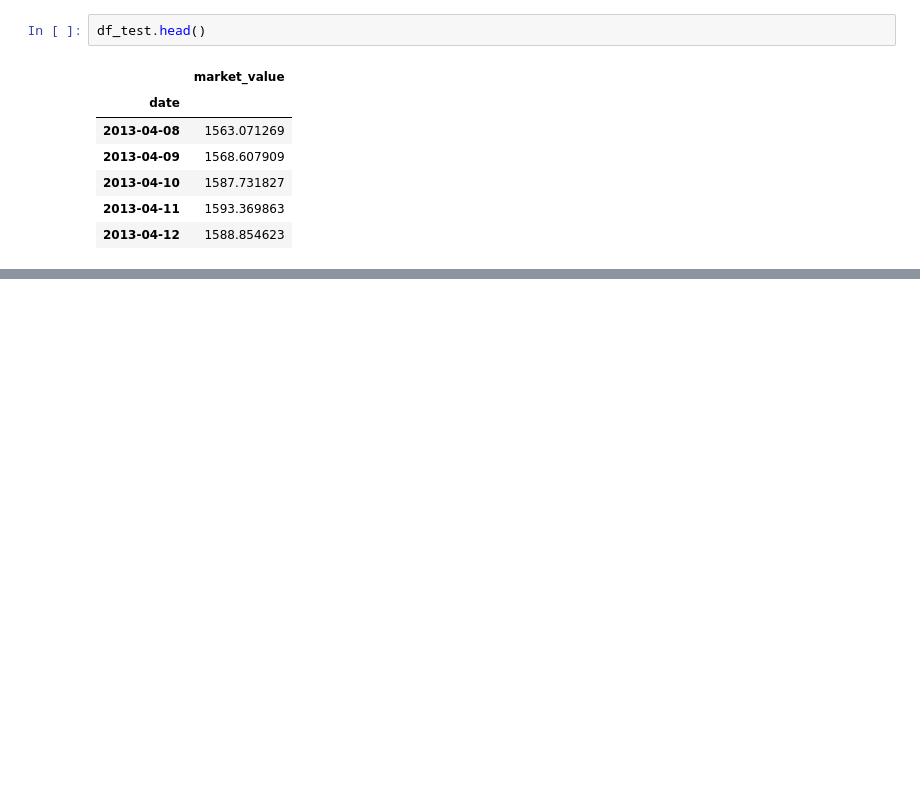
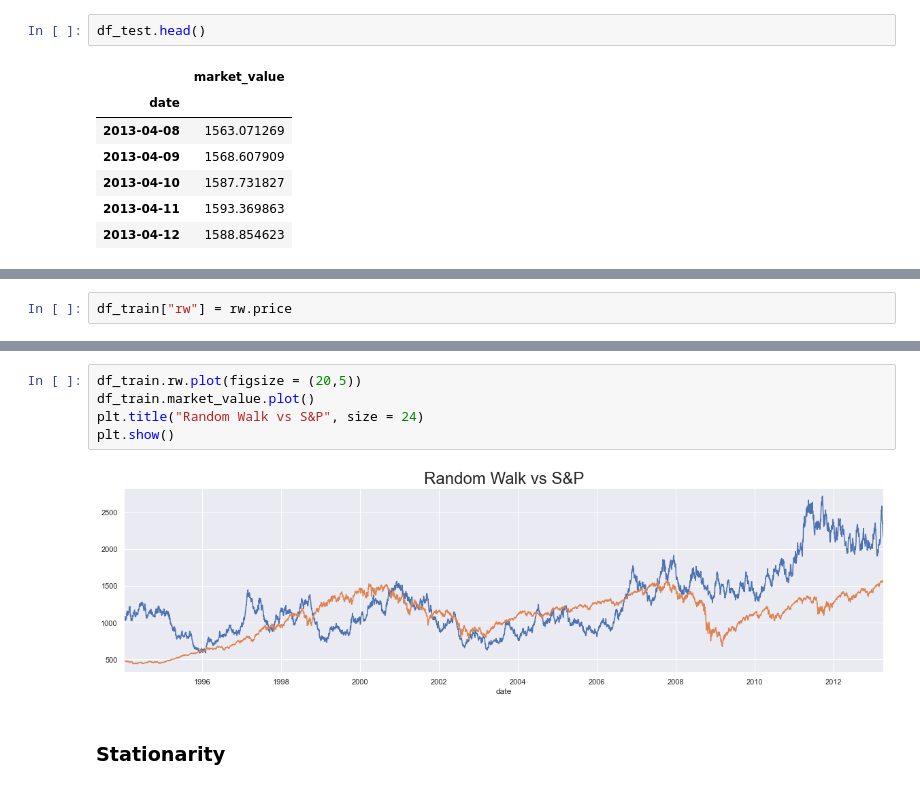
Before and after one commit to TonyHomsi/Time_Series_project, a Jupyter notebook: Creating a Time Series Object.ipynb, the cells around one changed output, grey strips where cells are left out. Drawn from its saved outputs; the diff is of its cells as text; blank space fills up the shorter version.

```diff
--- a/Creating a Time Series Object.ipynb
+++ b/Creating a Time Series Object.ipynb
@@ -211,0 +274,2 @@ df_test.head()
+# %%
+df_train["rw"] = rw.price
@@ -211,0 +292,9 @@ df_test.head()
+# %%
+df_train.rw.plot(figsize = (20,5))
+df_train.market_value.plot()
+plt.title("Random Walk vs S&P", size = 24)
+plt.show()
+# %% [output]
+[figure, added]
+# %% [markdown]
+### Stationarity
```
Also changed, not shown: parts of 27 cells of this notebook, 4 other files.
